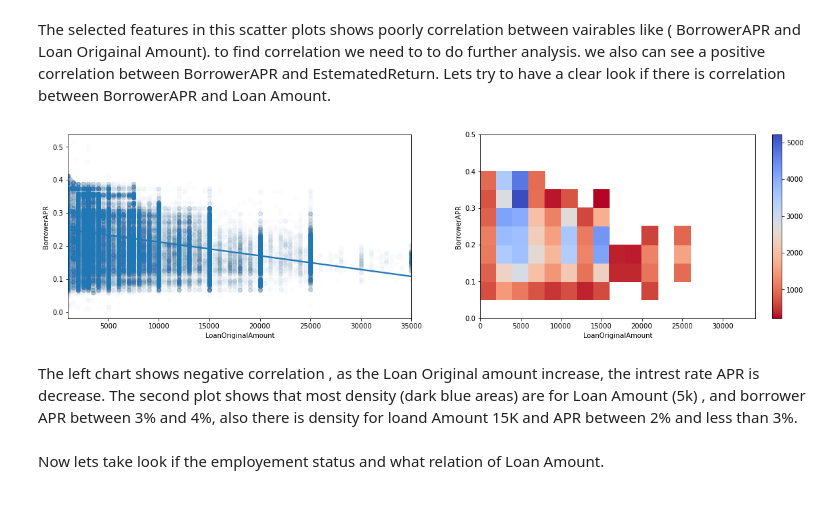
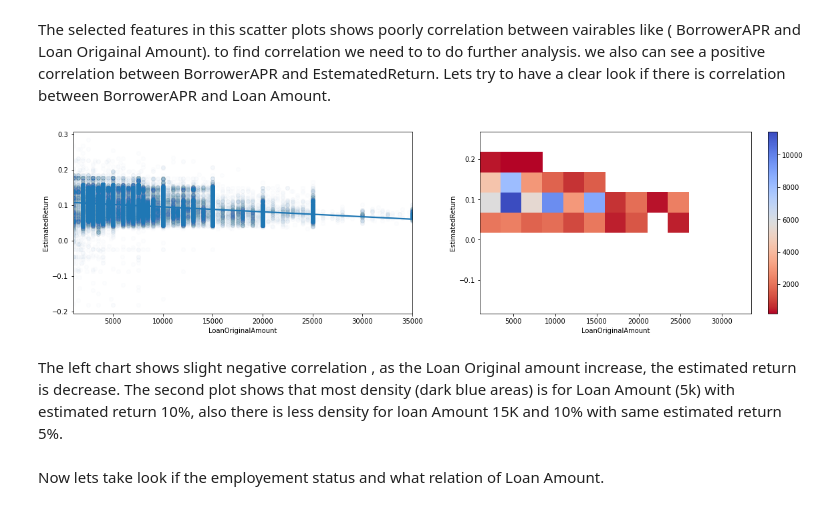
Before and after one commit to maleksaati/communicate-data-project, a Jupyter notebook: exploration.ipynb, the cells around one changed output. Drawn from its saved outputs; the diff is of its cells as text; code cells hidden in the pictures.

```diff
--- a/exploration.ipynb
+++ b/exploration.ipynb
@@ -271,20 +271,20 @@ The selected features in this scatter plots shows poorly correlation between vai
 # %%
 plt.figure(figsize = [20, 5])
 
 plt.subplot(1, 2, 1)
-sb.regplot(data = loan_df, x = 'LoanOriginalAmount', y = 'BorrowerAPR', scatter_kws={'alpha':0.01});
+sb.regplot(data = loan_df, x = 'LoanOriginalAmount', y = 'EstimatedReturn', scatter_kws={'alpha':0.01});
 
 plt.subplot(1, 2, 2)
-bins_x = np.arange(0, loan_df['LoanOriginalAmount'].max(), 2000)
-bins_y = np.arange(0, loan_df['BorrowerAPR'].max(), 0.05)
-plt.hist2d(data=loan_df, x='LoanOriginalAmount', y='BorrowerAPR', cmin=200, cmap='coolwarm_r', bins=[bins_x, bins_y])
-plt.ylabel("BorrowerAPR")
+bins_x = np.arange(loan_df['LoanOriginalAmount'].min(), loan_df['LoanOriginalAmount'].max(), 2500)
+bins_y = np.arange(loan_df['EstimatedReturn'].min(), loan_df['EstimatedReturn'].max(), 0.05)
+plt.hist2d(data=loan_df, x='LoanOriginalAmount', y='EstimatedReturn', cmin=100, cmap='coolwarm_r', bins=[bins_x, bins_y])
+plt.ylabel("EstimatedReturn")
 plt.xlabel("LoanOriginalAmount")
 plt.colorbar();
 # %% [output]
-[figure, old version]
+[figure, new version]
 # %% [markdown]
-The left chart shows negative correlation , as the Loan Original amount increase, the intrest rate APR is decrease. The second plot shows that most density (dark blue areas) are for Loan Amount (5k) , and borrower APR between 3% and 4%, also there is density for loand Amount 15K and APR between 2% and less than 3%.
+The left chart shows slight negative correlation , as the Loan Original amount increase, the estimated return is decrease. The second plot shows that most density (dark blue areas) is for Loan Amount (5k) with estimated return 10%, also there is less density for loan Amount 15K and 10% with same estimated return 5%.
 # %% [markdown]
 Now lets take look if the employement status and what relation of Loan Amount.
 # %%
```
Also changed, not shown: parts of 1 cell of this notebook, 2 other files.
